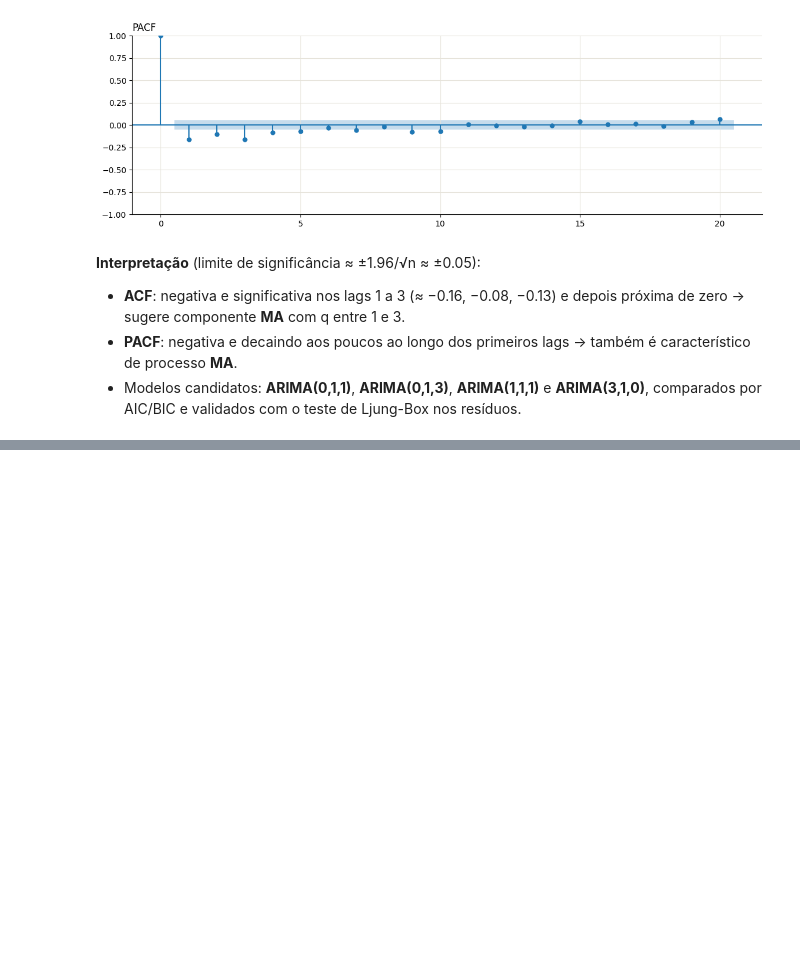
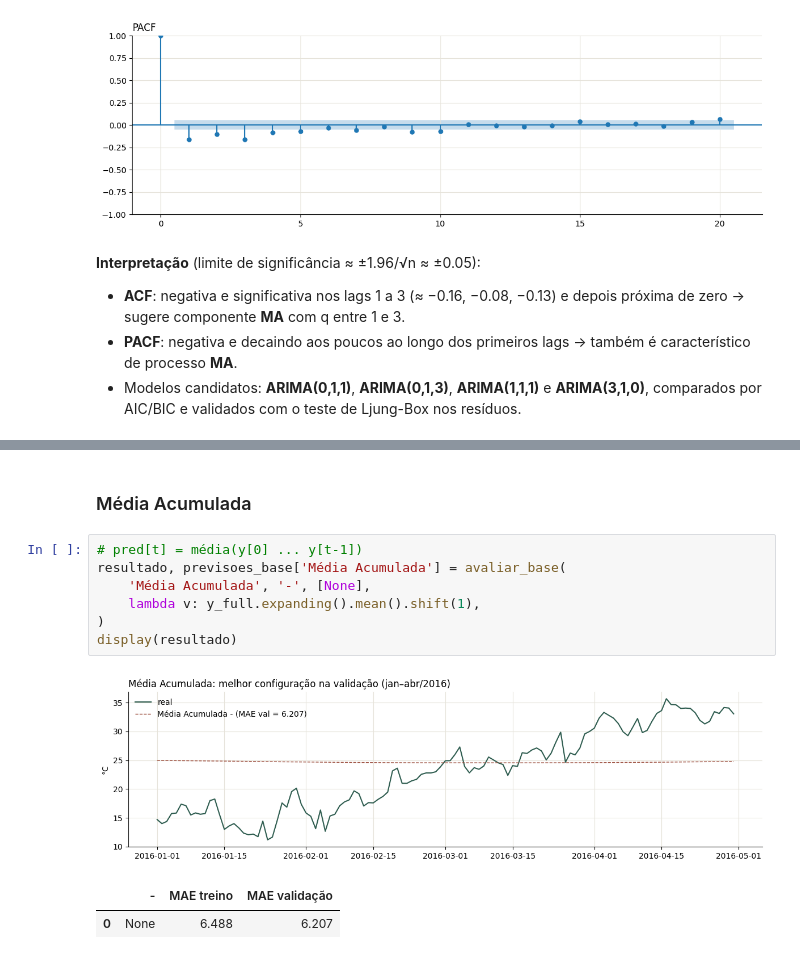
Before and after one commit to KarinaShimoiizaka/Modelagem-Comparativa-de-Series-Temporais, a Jupyter notebook: temperatura/main.ipynb, the cells around one changed output, grey strips where cells are left out. Saved outputs shown, nothing was run; the diff lists cells and outputs as text; blank space fills up the shorter version.

```diff
--- a/temperatura/main.ipynb
+++ b/temperatura/main.ipynb
@@ -511,0 +918,13 @@ plt.show()
+# %% [markdown]
+### Média Acumulada
+# %%
+# pred[t] = média(y[0] ... y[t-1])
+resultado, previsoes_base['Média Acumulada'] = avaliar_base(
+    'Média Acumulada', '-', [None],
+    lambda v: y_full.expanding().mean().shift(1),
+)
+display(resultado)
+# %% [output]
+[figure, added]
+|  | - | MAE treino | MAE validação |
+| 0 | None | 6.488 | 6.207 |
```
Also changed, not shown: parts of 85 cells of this notebook, 15 other files.
